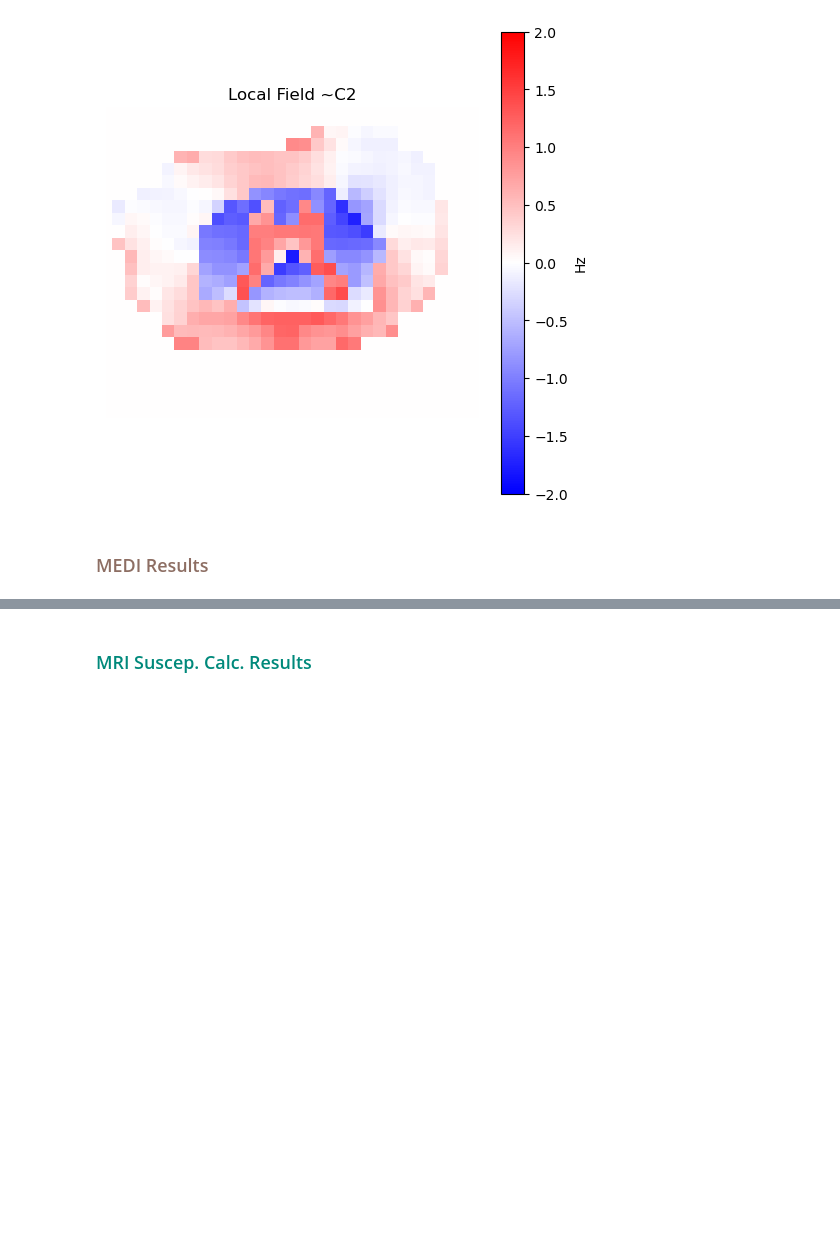
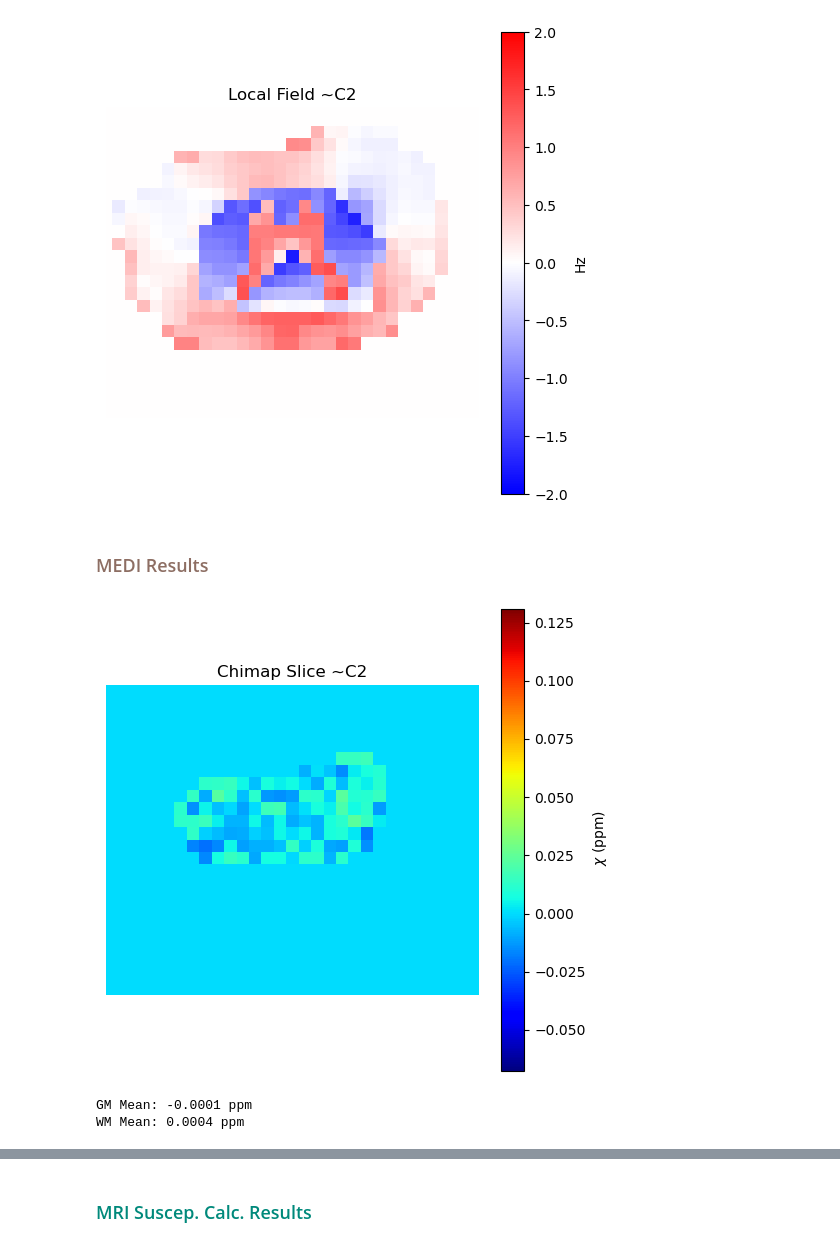
Before and after one commit to sriosq/Image-processing-strategies, a Jupyter notebook: qsm_testing/qsm_opt_testing.ipynb, the cells around one changed output, grey strips where cells are left out. Cells and saved outputs as stored; diff of their text form; code cells hidden in the pictures; blank space fills up the shorter version.

Commit message:
Updates to optimizer code (MEDI)

```diff
--- a/qsm_testing/qsm_opt_testing.ipynb
+++ b/qsm_testing/qsm_opt_testing.ipynb
@@ -162,3 +162,6 @@ utils.qsm_testing_display_slices.display_local_field(best_sharp_results_data, im
 [figure]
 # %% [markdown]
 ### <span style="color:#8D6E63"> MEDI Results </span> </br>
+# %%
+initial_MEDI_smv_on_data = nib.load(r"E:\msc_data\sc_qsm\new_gauss_sims\mrsim_outpus\cropped_ideal\dipole_inversion_tests\iter_MEDI\smv_on\RMSE_test1_with_mag_100_evals\MEDI_run0/Sepia_Chimap.nii.gz").get_fdata()
+best_MEDI_smv_on_data = nib.load(r"E:\msc_data\sc_qsm\new_gauss_sims\mrsim_outpus\cropped_ideal\dipole_inversion_tests\iter_MEDI\smv_on\RMSE_test1_with_mag_100_evals\MEDI_run20/Sepia_Chimap.nii.gz").get_fdata()
@@ -164,0 +170,6 @@ utils.qsm_testing_display_slices.display_local_field(best_sharp_results_data, im
+# %%
+utils.qsm_testing_display_slices.display_qsm_slice(initial_MEDI_smv_on_data, img_class="sim_ideal", slice_index=32, cmap_min=chimap_avg_sc_min, cmap_max=chimap_avg_sc_max)
+# %% [output]
+[figure, added]
+GM Mean: -0.0001 ppm
+WM Mean: 0.0004 ppm
```
Also changed, not shown: parts of 9 cells of this notebook, 4 other files.
